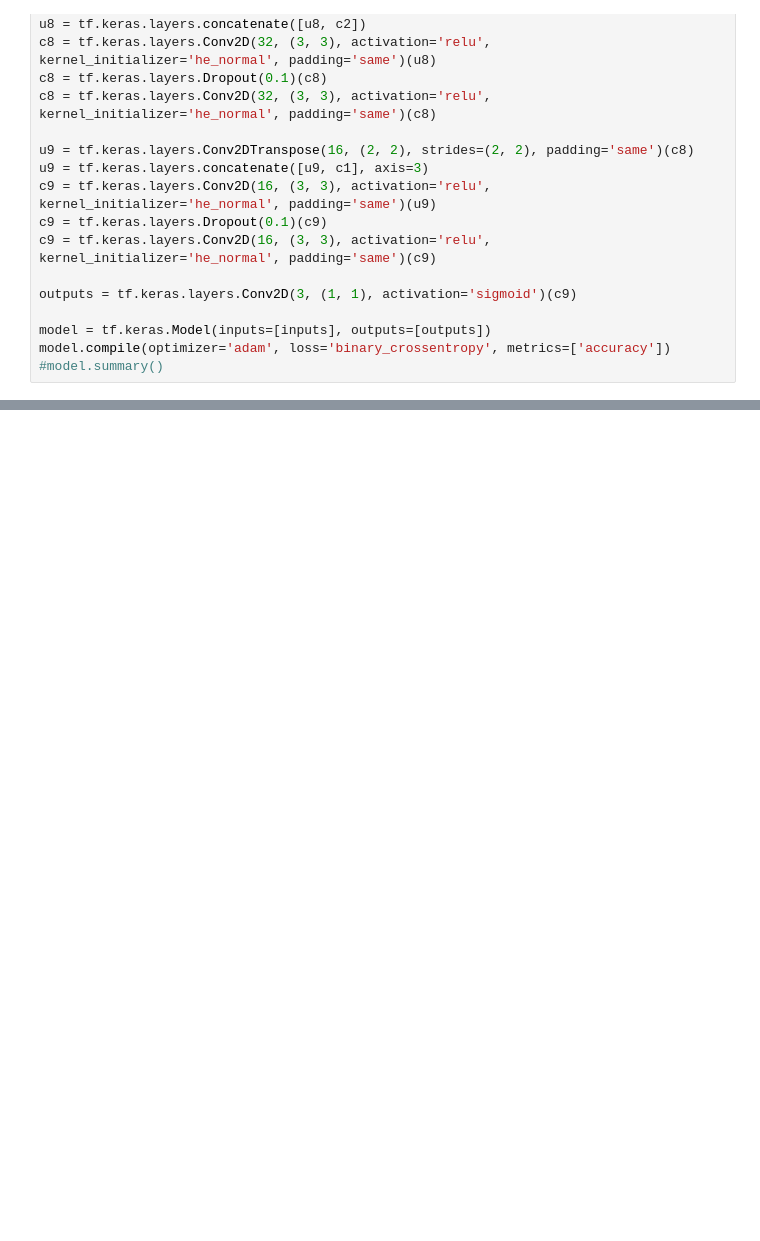
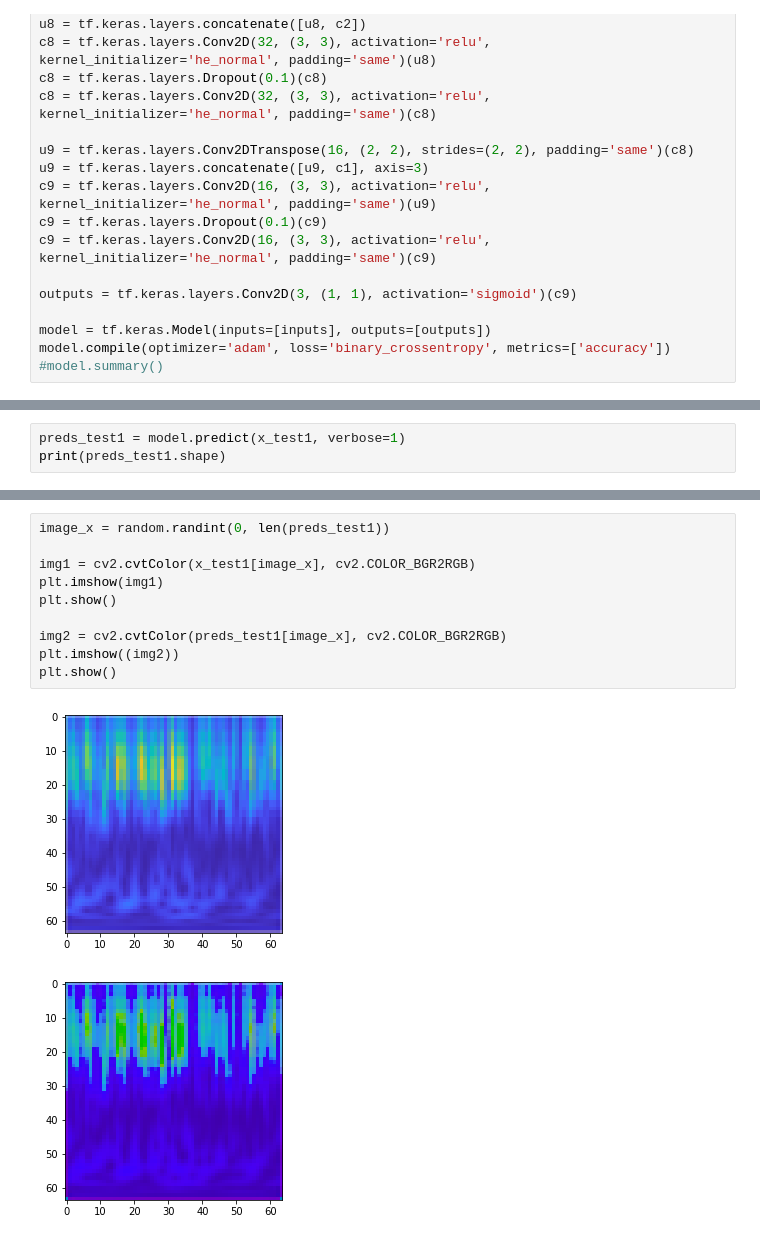
Before and after one commit to atik666/attentionModel, a Jupyter notebook: UNetSegmentation.ipynb, the cells around one changed output, grey strips where cells are left out. Saved outputs shown, nothing was run; the diff lists cells and outputs as text; blank space fills up the shorter version.

```diff
--- a/UNetSegmentation.ipynb
+++ b/UNetSegmentation.ipynb
@@ -134,0 +151,3 @@ plt.show()
+# %%
+preds_test1 = model.predict(x_test1, verbose=1)
+print(preds_test1.shape)
@@ -134,0 +157,13 @@ plt.show()
+# %%
+image_x = random.randint(0, len(preds_test1))
+
+img1 = cv2.cvtColor(x_test1[image_x], cv2.COLOR_BGR2RGB)
+plt.imshow(img1)
+plt.show()
+
+img2 = cv2.cvtColor(preds_test1[image_x], cv2.COLOR_BGR2RGB)
+plt.imshow((img2))
+plt.show()
+# %% [output]
+[figure, added]
+[figure, added]
```
Also changed, not shown: parts of 12 cells of this notebook.
